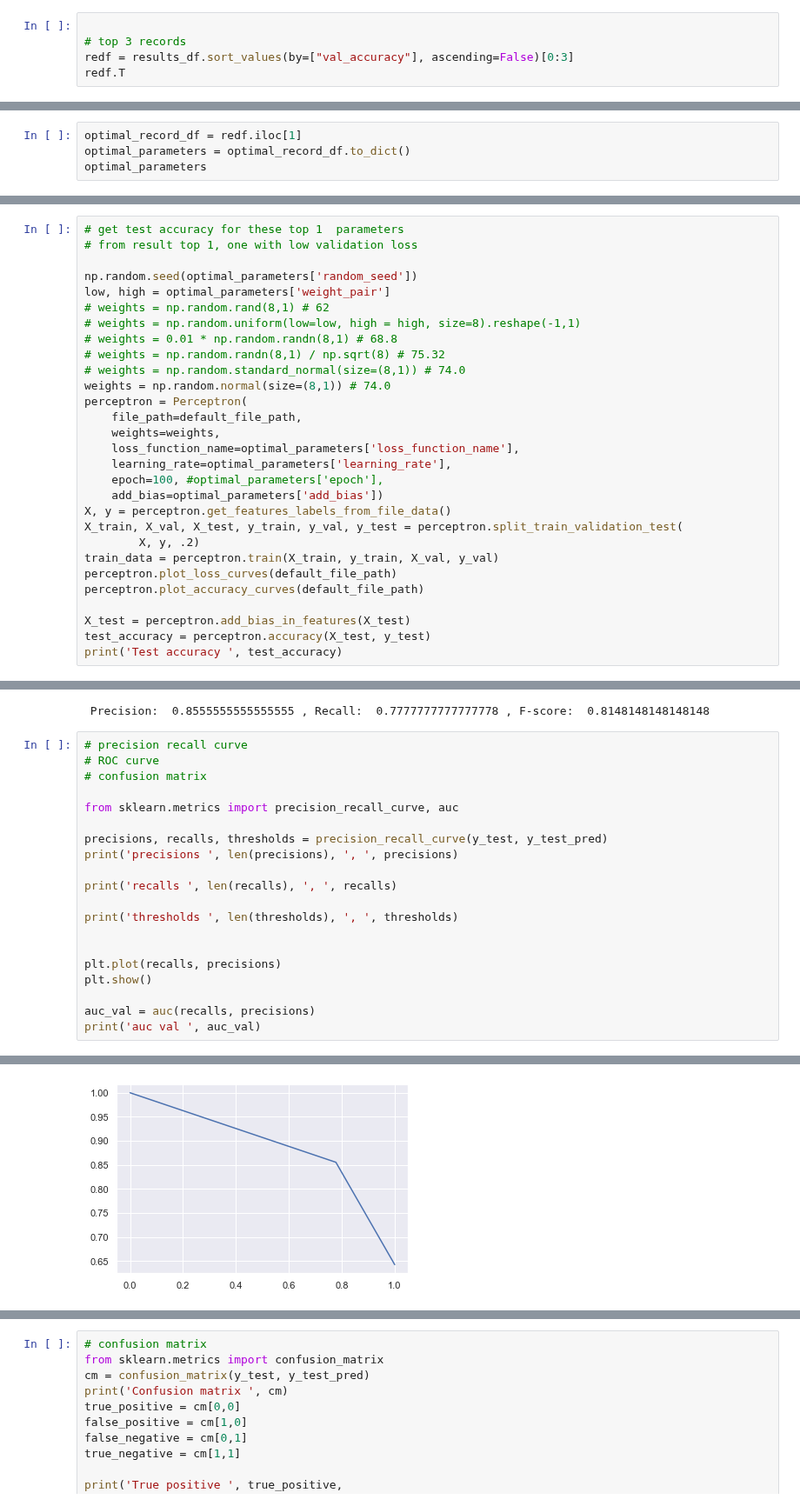
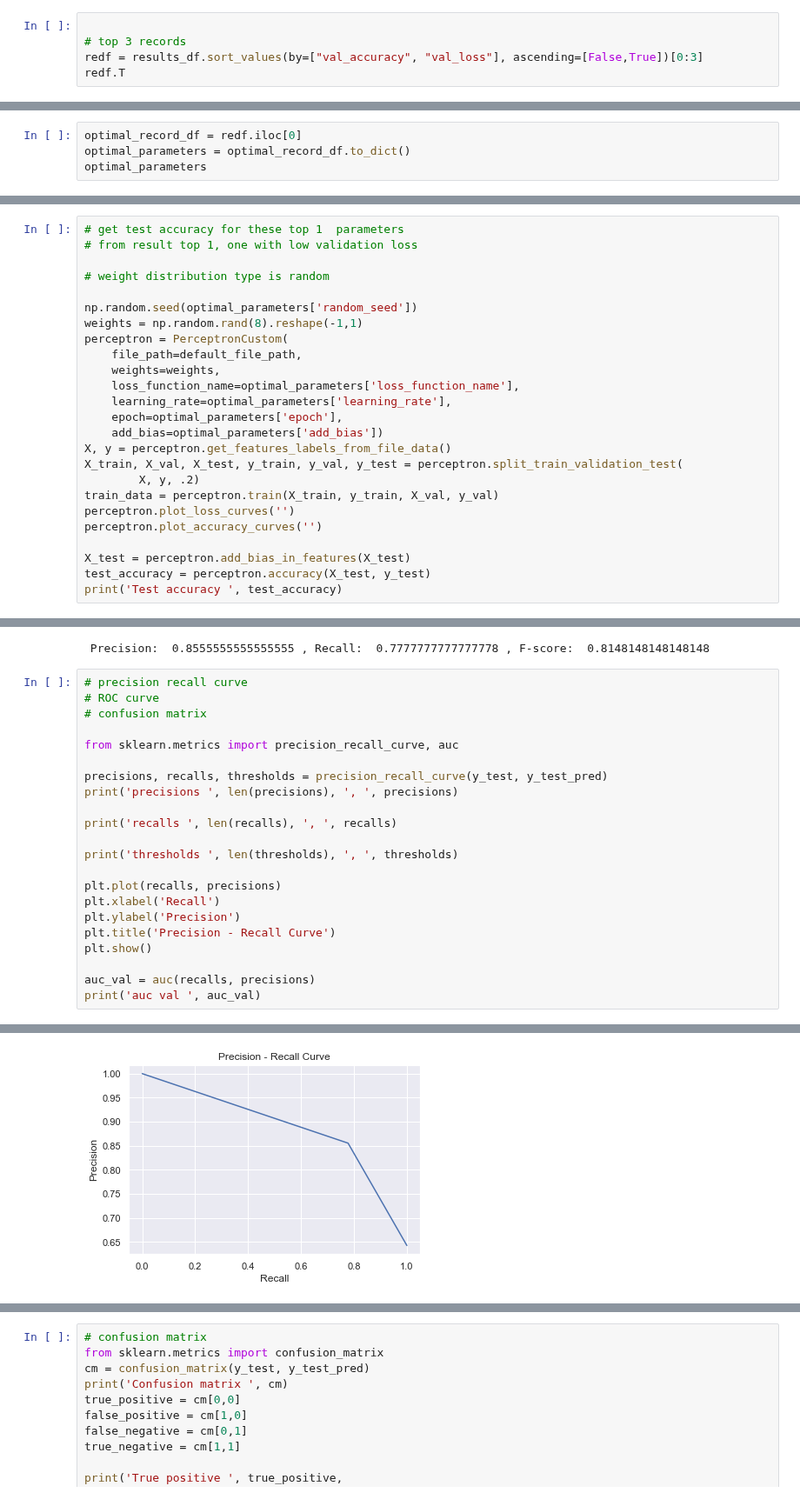
Before and after one commit to poo5zan/deep_learning_fundamentals, a Jupyter notebook: assignment_1/assignment_1.ipynb, the cells around one changed output, grey strips where cells are left out. Shown at 87% size. Drawn from its saved outputs; the diff is of its cells as text.

```diff
--- a/assignment_1/assignment_1.ipynb
+++ b/assignment_1/assignment_1.ipynb
@@ -414,6 +413,6 @@ results_df
 # %%
 
 # top 3 records
-redf = results_df.sort_values(by=["val_accuracy"], ascending=False)[0:3]
+redf = results_df.sort_values(by=["val_accuracy", "val_loss"], ascending=[False,True])[0:3]
 redf.T
 # %% [output]
@@ -432,5 +431,5 @@ redf.T
 # %%
-optimal_record_df = redf.iloc[1]
+optimal_record_df = redf.iloc[0]
 optimal_parameters = optimal_record_df.to_dict()
 optimal_parameters
 # %% [output]
@@ -449,27 +448,23 @@ optimal_parameters
 # get test accuracy for these top 1  parameters
 # from result top 1, one with low validation loss
 
+# weight distribution type is random
+
 np.random.seed(optimal_parameters['random_seed'])
-low, high = optimal_parameters['weight_pair']
-# weights = np.random.rand(8,1) # 62
-# weights = np.random.uniform(low=low, high = high, size=8).reshape(-1,1)
-# weights = 0.01 * np.random.randn(8,1) # 68.8
-# weights = np.random.randn(8,1) / np.sqrt(8) # 75.32
-# weights = np.random.standard_normal(size=(8,1)) # 74.0
-weights = np.random.normal(size=(8,1)) # 74.0
-perceptron = Perceptron(
+weights = np.random.rand(8).reshape(-1,1)
+perceptron = PerceptronCustom(
     file_path=default_file_path,
     weights=weights,
     loss_function_name=optimal_parameters['loss_function_name'],
     learning_rate=optimal_parameters['learning_rate'],
-    epoch=100, #optimal_parameters['epoch'],
+    epoch=optimal_parameters['epoch'],
     add_bias=optimal_parameters['add_bias'])
 X, y = perceptron.get_features_labels_from_file_data()
 X_train, X_val, X_test, y_train, y_val, y_test = perceptron.split_train_validation_test(
         X, y, .2)
 train_data = perceptron.train(X_train, y_train, X_val, y_val)
-perceptron.plot_loss_curves(default_file_path)
-perceptron.plot_accuracy_curves(default_file_path)
+perceptron.plot_loss_curves('')
+perceptron.plot_accuracy_curves('')
 
 X_test = perceptron.add_bias_in_features(X_test)
 test_accuracy = perceptron.accuracy(X_test, y_test)
@@ -535,28 +487,30 @@ print(' Precision: ', precision, ', Recall: ', recall, ', F-score: ', fbeta_scor
 # %%
 # precision recall curve
 # ROC curve
 # confusion matrix
 
 from sklearn.metrics import precision_recall_curve, auc
 
 precisions, recalls, thresholds = precision_recall_curve(y_test, y_test_pred)
 print('precisions ', len(precisions), ', ', precisions)
 
 print('recalls ', len(recalls), ', ', recalls)
 
 print('thresholds ', len(thresholds), ', ', thresholds)
 
-
 plt.plot(recalls, precisions)
+plt.xlabel('Recall')
+plt.ylabel('Precision')
+plt.title('Precision - Recall Curve')
 plt.show()
 
 auc_val = auc(recalls, precisions)
 print('auc val ', auc_val)
 # %% [output]
 precisions  3 ,  [0.64285714 0.85555556 1.        ]
 recalls  3 ,  [1.         0.77777778 0.        ]
 thresholds  2 ,  [-1  1]
-[figure, old version]
+[figure, new version]
 auc val  0.8880952380952382
 # %%
 from sklearn.metrics import roc_curve
```
Also changed, not shown: parts of 16 cells of this notebook, 2 other files.
